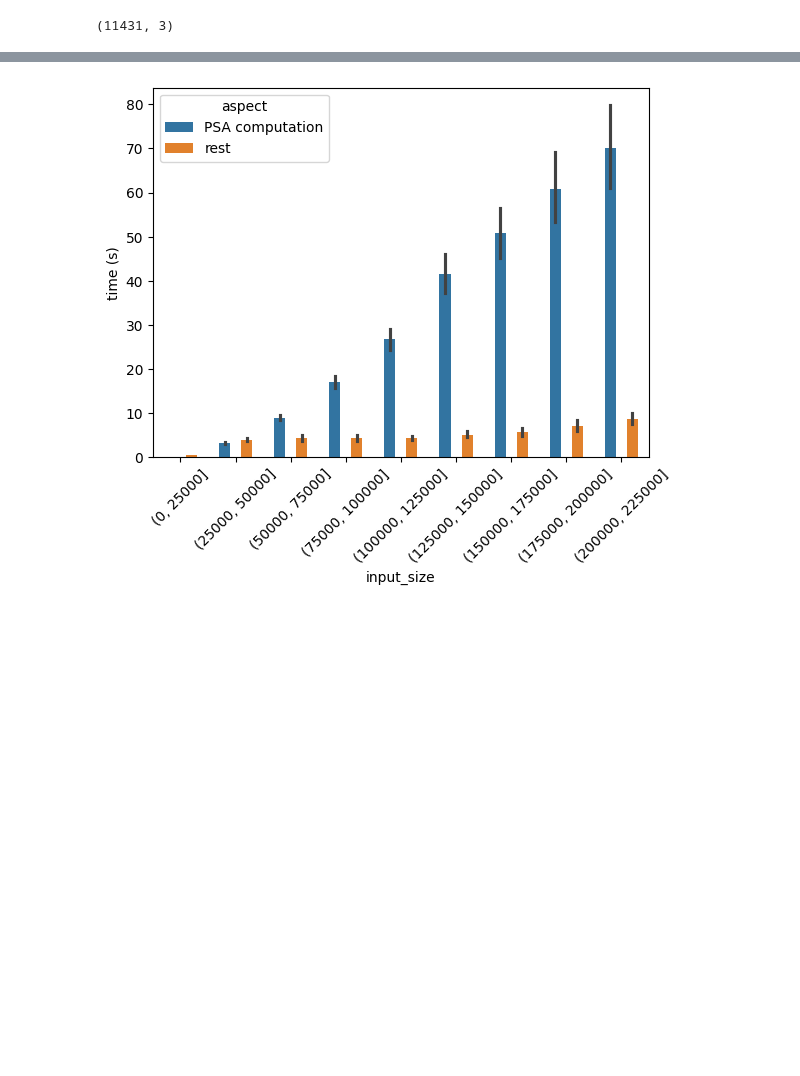
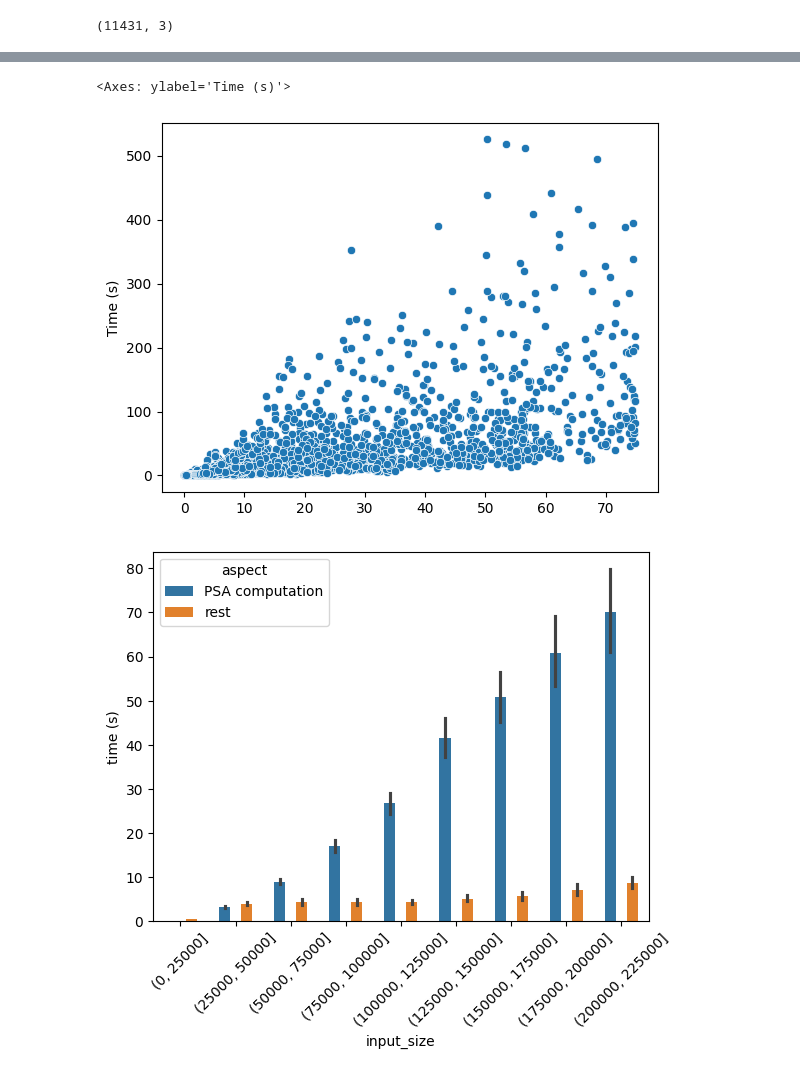
Before and after one commit to MaBody/aldiscore, a Jupyter notebook: notebooks/misc/runtime_results.ipynb, the cells around one changed output, grey strips where cells are left out. Cells and saved outputs as stored; diff of their text form; code cells hidden in the pictures; blank space fills up the shorter version.

```diff
--- a/notebooks/misc/runtime_results.ipynb
+++ b/notebooks/misc/runtime_results.ipynb
@@ -150,3 +185,68 @@ for i, computation in enumerate(plot_df["Computation"].unique()):
+# %%
+# from scipy.stats import iqr
+# from matplotlib.ticker import FormatStrFormatter
+# from sklearn.svm import SVR
+
+plot_df = perf_df.sum(axis=1).to_frame()
+plot_df.columns = ["Time (s)"]
+plot_df["Count"] = feat_df["num_seqs"].loc[plot_df.index]
+plot_df["Length"] = feat_df["max.seq_length"].loc[plot_df.index]
+plot_df["Input Size"] = plot_df["Count"] * plot_df["Length"]
+
+
+X = plot_df[["Count", "Length", "Input Size"]]
+y = plot_df["Time (s)"]
+
+reg = SVR().fit(X, y)
+y_pred = reg.predict(X)
+
+sn.scatterplot(x=y_pred, y=y)
+
+# table_idxs = (
+#     plot_df["Input Size"].sort_values().iloc[np.arange(0, len(plot_df), 500)].index
+# )
+# # plot_df = plot_df.loc[table_idxs].reset_index(drop=True).iloc[:,[-3,-2,0]]
+
+# plot_df[["Input Size"]].groupby("Input Size").count()
+# # plot_df["Time (s)"] = plot_df["Time (s)"].round(2).astype(str)
+
+# # plot_df = plot_df.T
+# # plot_df
+# # plot_df[["Count", "Length"]] = plot_df[["Count", "Length"]].astype(int)
+# plot_df["Bin"] = pd.cut(
+#     plot_df["Input Size"],
+#     bins=[0, 2500, 5000, 10000, 20000, 50000, 100000, 500000, 1000000, 1400000],
+# )
+# plot_df = plot_df.groupby("Bin", observed=True).aggregate(["count", "median", iqr])
+# plot_df = plot_df[[("Time (s)", "count"), ("Time (s)", "median"), ("Time (s)", "iqr")]]
+# plot_df.round(2)
+# plot_df.columns.droplevel()
+
+# ax = sn.boxplot(
+#     data=plot_df,
+#     # x=pd.cut(plot_df["Input Size"], bins = [0, 2500, 5000, 10000, 20000, 50000, 100000, 500000, 1000000, 1400000]),
+#     x=pd.cut(
+#         plot_df["Input Size"],
+#         # bins=[0, 2500, 5000, 10000, 20000, 50000, 100000, 500000, 1000000, 1500000],
+#         bins=[0] + list(2 ** np.arange(10, 23)),
+#     ),
+#     y="Time (s)",
+#     gap=0.5,
+#     zorder=2,
+#     # flierprops={"marker": "x"},
+# )
+# xticklabels = plt.gca().get_xticklabels()
+# _ = plt.gca().set_xticklabels(xticklabels, rotation=45)
+# # ax.xaxis.set_major_formatter(FormatStrFormatter("%.2E"))
+# plt.yscale("log")
+# ax.grid(linestyle=":", axis="y", zorder=0)
+# ax.spines["top"].set_visible(False)
+# ax.spines["right"].set_visible(False)
+# ax.spines["left"].set_visible(False)
+# ax.spines["bottom"].set_visible(False)
+# %% [output]
+<Axes: ylabel='Time (s)'>
+[figure, added]
 # %%
 x = pd.cut(plot_df["input_size"], bins=np.arange(0, 250000, 25000))
 
```
Also changed, not shown: parts of 8 cells of this notebook, 3 other files.
